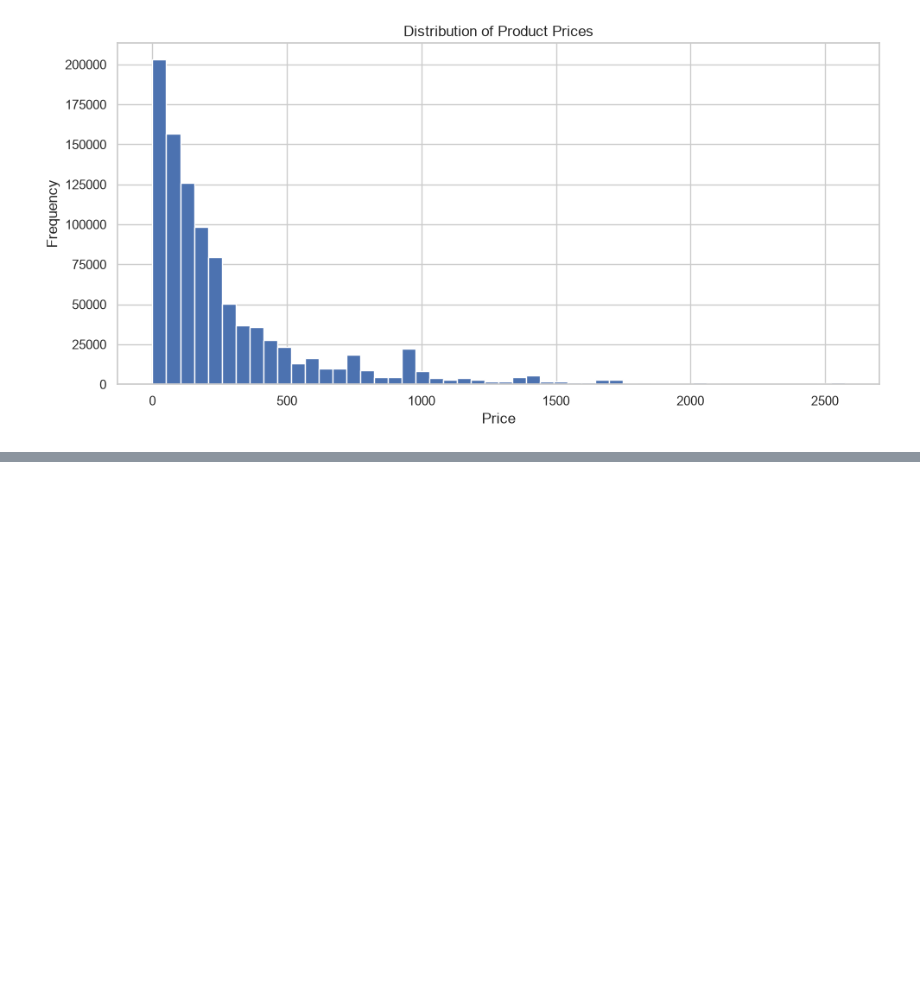
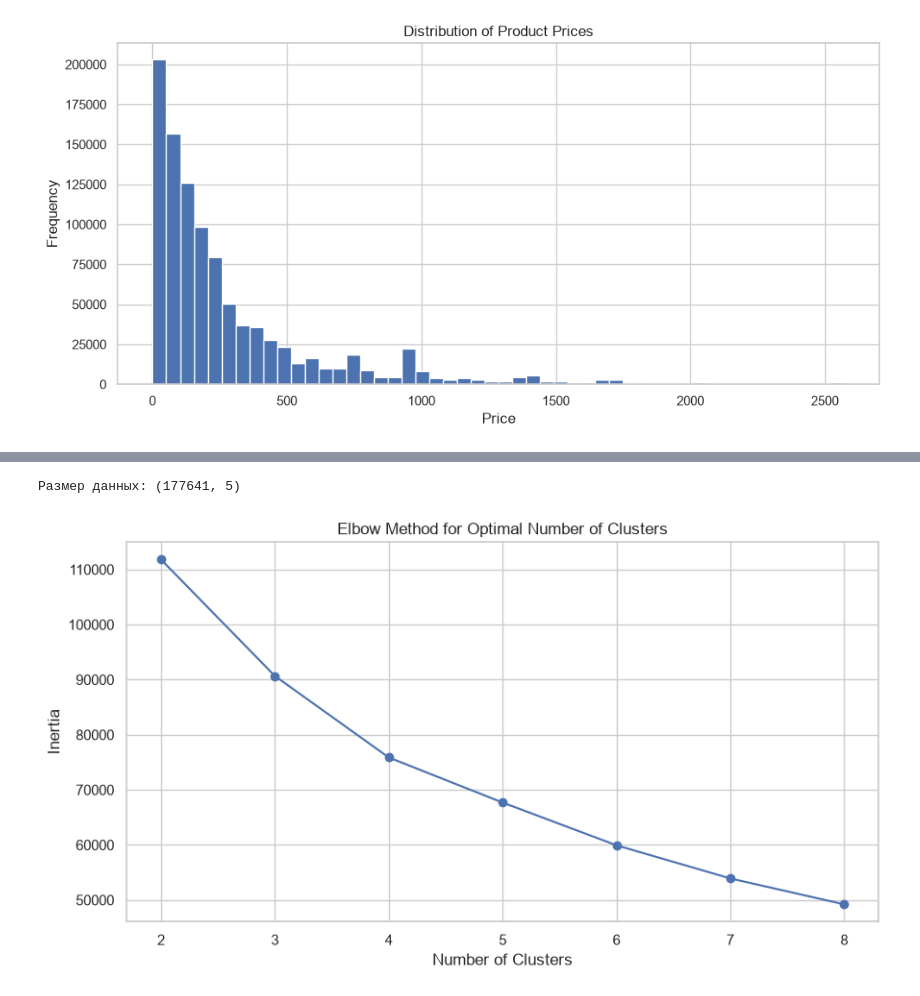
Before and after one commit to tymurpopov/ecommerce-data-analysis-learning, a Jupyter notebook: sample.ipynb, the cells around one changed output, grey strips where cells are left out. Cells and saved outputs as stored; diff of their text form; code cells hidden in the pictures; blank space fills up the shorter version.

```diff
--- a/sample.ipynb
+++ b/sample.ipynb
@@ -486,0 +537,65 @@ plt.show()
+# %%
+from sklearn.preprocessing import StandardScaler
+
+features = [
+    'views',
+    'carts',
+    'purchases',
+    'sessions',
+    'total_spent'
+]
+
+X = user_features[features].fillna(0)
+
+scaler = StandardScaler()
+X_scaled = scaler.fit_transform(X)
+
+print("Размер данных:", X_scaled.shape)
+# %% [output]
+Размер данных: (177641, 5)
+# %%
+from sklearn.cluster import KMeans
+import matplotlib.pyplot as plt
+
+# Берём случайную выборку из 30 000 пользователей
+sample_size = min(30000, len(X_scaled))
+
+sample_indices = np.random.RandomState(42).choice(
+    len(X_scaled),
+    size=sample_size,
+    replace=False
+)
+
+X_sample = X_scaled[sample_indices]
+
+# Проверяем варианты количества кластеров
+inertias = []
+
+for k in range(2, 9):
+    kmeans = KMeans(
+        n_clusters=k,
+        random_state=42,
+        n_init=10
+    )
+
+    kmeans.fit(X_sample)
+    inertias.append(kmeans.inertia_)
+
+# Строим график метода локтя
+plt.figure(figsize=(9, 5))
+
+plt.plot(
+    range(2, 9),
+    inertias,
+    marker='o'
+)
+
+plt.title('Elbow Method for Optimal Number of Clusters')
+plt.xlabel('Number of Clusters')
+plt.ylabel('Inertia')
+plt.xticks(range(2, 9))
+
+plt.tight_layout()
+plt.show()
+# %% [output]
+[figure, added]
```
Also changed, not shown: parts of 14 cells of this notebook.
